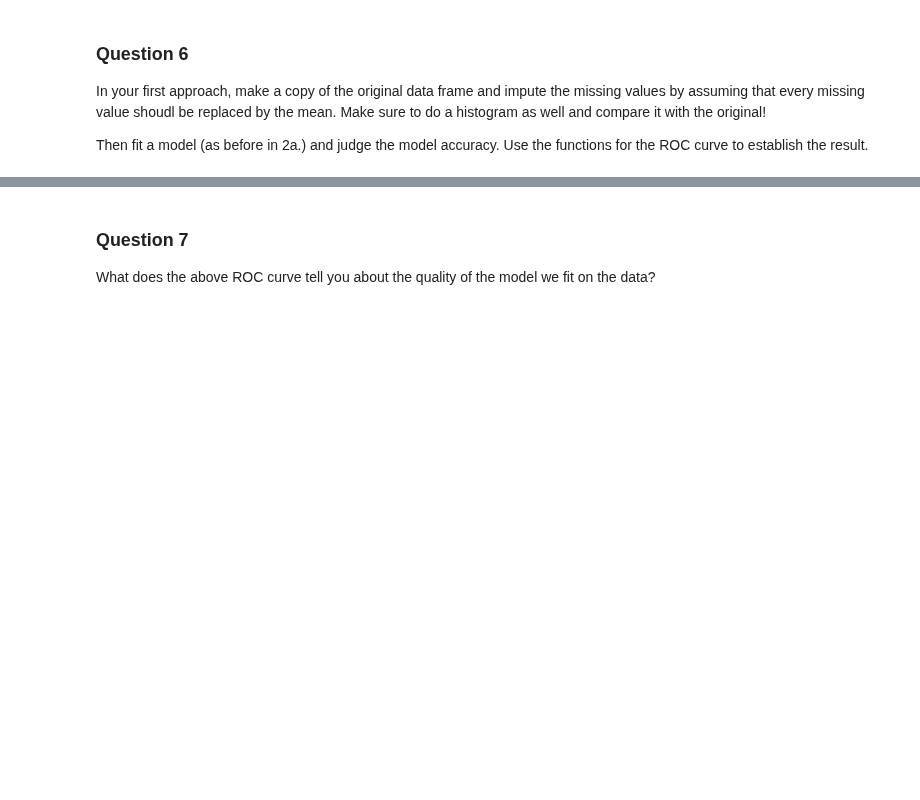
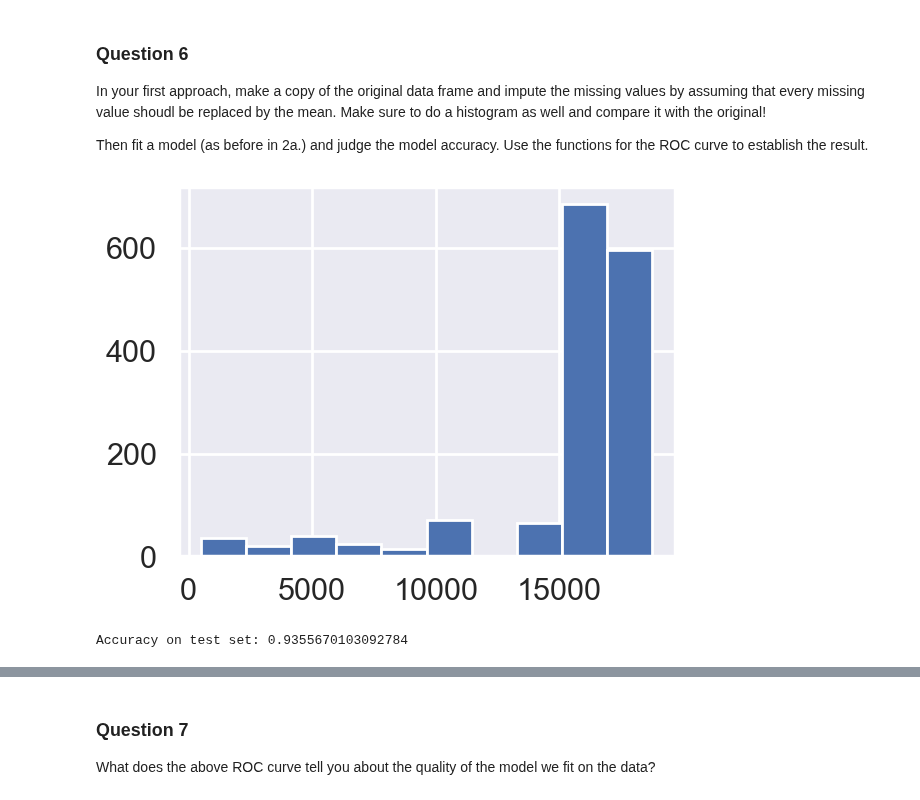
Before and after one commit to sebastians1999/KEN3450_Data_Analysis, a Jupyter notebook: Clinics/Clinic3/clinic3_empty.ipynb, the cells around one changed output, grey strips where cells are left out. Drawn from its saved outputs; the diff is of its cells as text; code cells hidden in the pictures; blank space fills up the shorter version.

Commit message:
Progress till 2.7 (2.7 still needs to be answered)

```diff
--- a/Clinics/Clinic3/clinic3_empty.ipynb
+++ b/Clinics/Clinic3/clinic3_empty.ipynb
@@ -469,6 +535,9 @@ In your first approach, make a copy of the original data frame and impute the mi
 Then fit a model (as before in 2a.) and judge the model accuracy. Use the functions for the ROC curve to establish the result.
 # %%
 #back to the original data set with missingness, make a copy, and then impute the mean, plot it!
-###YOUR CODE HERE
-###
-###
+
+gssdata_imputed = gssdata.copy()
+gssdata_imputed['income'] = gssdata_imputed['income'].fillna(gssdata_imputed['income'].mean())
+hist = plt.hist(gssdata_imputed['income'])
+# %% [output]
+[figure, added]
@@ -477,3 +544,26 @@ Then fit a model (as before in 2a.) and judge the model accuracy. Use the functi
+# %%
+###here, do a proper train/test split and a model training
+
+itrain, itest = train_test_split(range(gssdata_imputed.shape[0]), test_size=0.25, random_state=42, stratify=gssdata_imputed['poorhealth'])
+
+
+#gsstemp = gssdata_full.drop(['health','fairhealth','goodhealth','excellenthealth','sex','sexornt','partyid','race'],axis=1)
+gsstemp = gssdata_imputed[['age','educ','female','partyid_dem','partyid_rep','income']]
+
+X_train = gsstemp.iloc[itrain, :]
+X_test = gsstemp.iloc[itest, :]
+y_train = gssdata_imputed['poorhealth'].iloc[itrain]
+y_test = gssdata_imputed['poorhealth'].iloc[itest]
+
+
+logit2 = LogisticRegression(C=1000000, solver='liblinear')
+logit2.fit(X_train, y_train)
+y_pred = logit1.predict(X_test)
+print("Accuracy on test set:", accuracy_score(y_test, y_pred))
+
+# TODO Should we do stratification here already?, Should swe still use C=1000000?
+# %% [output]
+Accuracy on test set: 0.9355670103092784
 # %%
 #####################
 #your code here: create confusion tables for some thresholds to have an idea of how data looks like
```
Also changed, not shown: parts of 18 cells of this notebook.
